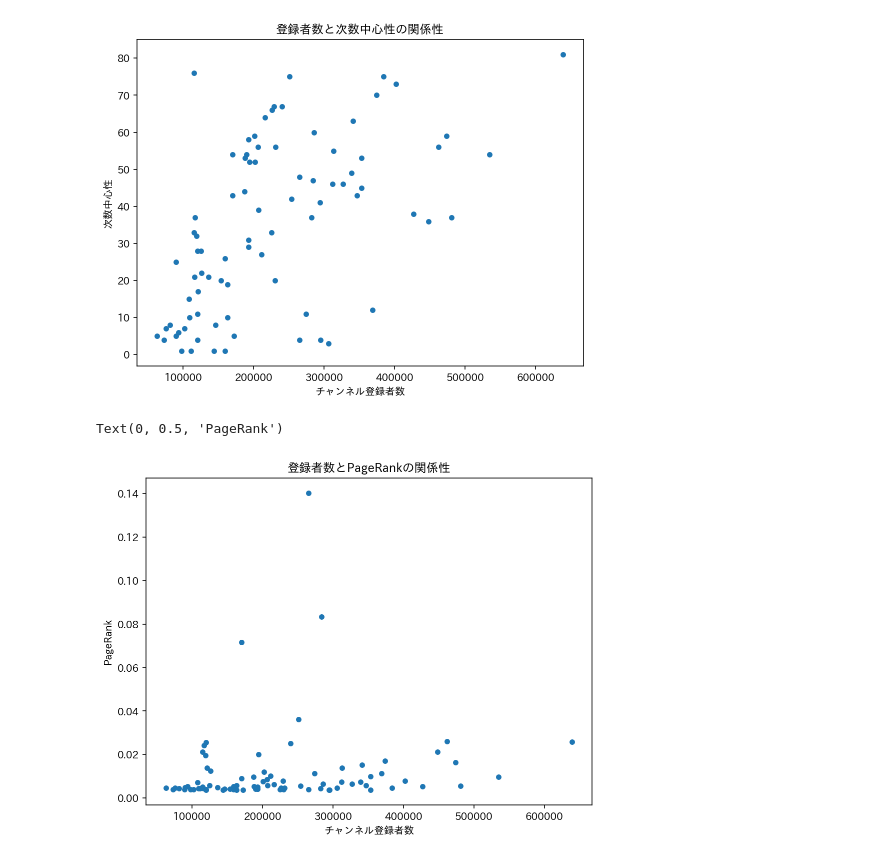
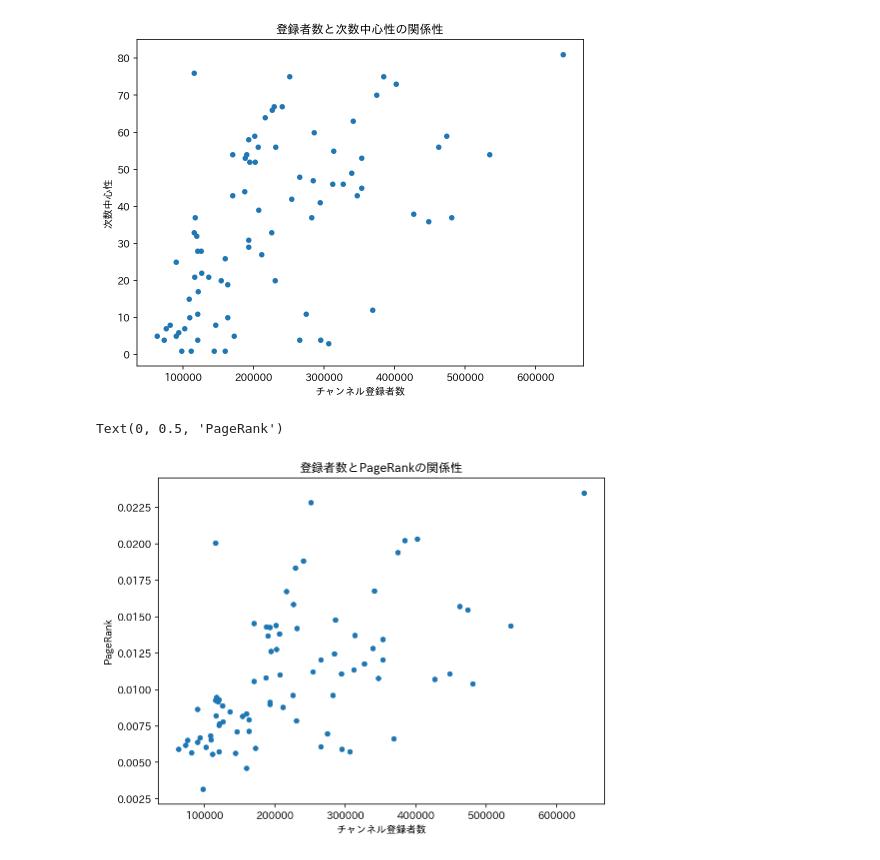
Before and after one commit to fufufukakaka/2434_comment_user_graph, a Jupyter notebook: notebook/チャンネル登録者数と中心性.ipynb, the cells around one changed output. Cells and saved outputs as stored; diff of their text form; code cells hidden in the pictures.

```diff
--- a/notebook/チャンネル登録者数と中心性.ipynb
+++ b/notebook/チャンネル登録者数と中心性.ipynb
@@ -1,11 +1,12 @@
 # %%
 import pandas as pd
 # %%
-graph_feature = pd.read_csv("../graph_feature.csv")
+graph_feature = pd.read_csv("../graph_feature_add_full_page_rank.csv")
 subscribe_count = pd.read_csv("../subscribe_count.csv")
+also_chat_in_others_ratio = pd.read_csv("../also_chat_others_ratio.csv")
 
-graph_feature = graph_feature[["Label", "eigencentrality","pageranks","degree"]]
-graph_feature.columns = ["streamer_name", "eigencentrality","pageranks","degree"]
+graph_feature = graph_feature[["Label", "full_PageRank","degree"]]
+graph_feature.columns = ["streamer_name", "full_PageRank","degree"]
 # %%
 graph_feature.head()
 # %% [output]
@@ -27,4 +37,5 @@ subscribe_count.head()
 # %%
 merged = pd.merge(subscribe_count, graph_feature)
+merged = pd.merge(merged, also_chat_in_others_ratio)
 merged.head()
 # %% [output]
@@ -52,9 +60,9 @@ ax.set_ylabel("次数中心性")
 Text(0, 0.5, '次数中心性')
 [figure]
 # %%
-ax = merged.plot(kind="scatter", x="subscriberCount", y="pageranks", figsize=(8,6), title="登録者数とPageRankの関係性")
+ax = merged.plot(kind="scatter", x="subscriberCount", y="full_PageRank", figsize=(8,6), title="登録者数とPageRankの関係性")
 ax.set_xlabel("チャンネル登録者数")
 ax.set_ylabel("PageRank")
 # %% [output]
 Text(0, 0.5, 'PageRank')
-[figure, old version]
+[figure, new version]
```
Also changed, not shown: parts of 6 cells of this notebook, 2 other files.
